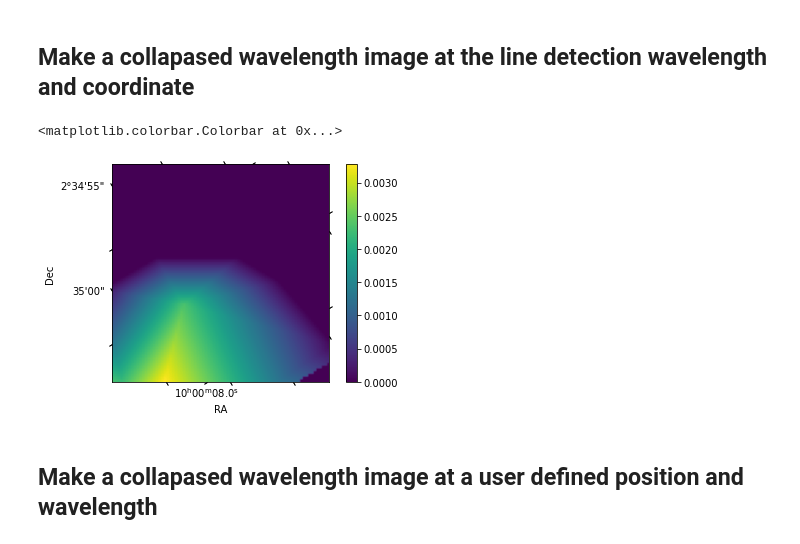
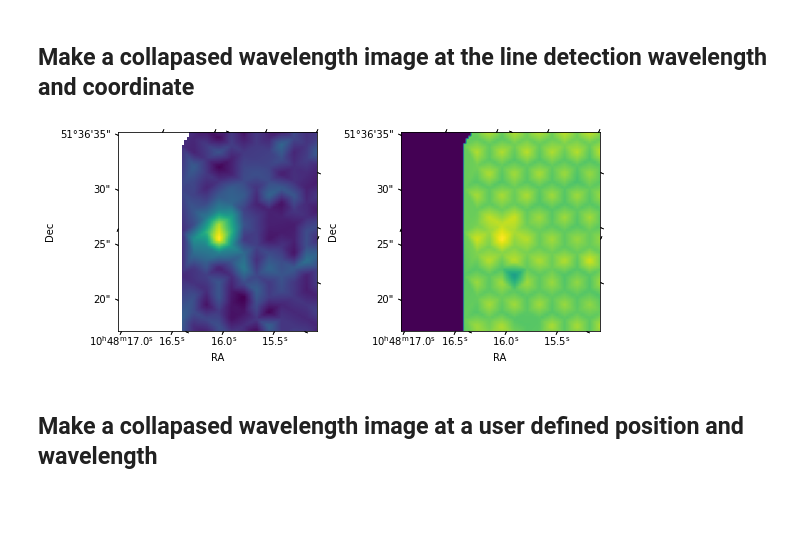
Before and after one commit to HETDEX/hetdex_api, a Jupyter notebook: notebooks/make_narrowband_image.ipynb, the cells around one changed output. Cells and saved outputs as stored; diff of their text form; code cells hidden in the pictures; blank space fills up the shorter version.

```diff
--- a/notebooks/make_narrowband_image.ipynb
+++ b/notebooks/make_narrowband_image.ipynb
@@ -14,26 +16,35 @@ from hetdex_tools.phot_tools import fit_circular_aperture
 # %% [markdown]
 ## Make a collapased wavelength image at the line detection wavelength and coordinate
 # %%
-detectid=4025994600# 3004616956
-hdu = make_narrowband_image(detectid=detectid,
-                            include_error=True,
-                            imsize=20.*u.arcsec,
-                            convolve_image=False,
-                           survey='hdr4',
-                           apply_mask=True,
-                           interp_kind='linear')
+detectid=3002617964
+hdu= make_narrowband_image(
+    detectid=detectid,
+    include_error=True,
+    pixscale=0.25*u.arcsec,
+    imsize=20.*u.arcsec,
+    convolve_image=False,
+    apply_mask=True,
+    interp_kind='linear',
+    fill_value=0.0, #defaults to np.nan
+)
 # %%
 im = hdu[0].data
+error = hdu[1].data
 w = wcs.WCS(hdu[0].header)
 # %%
-plt.subplot(111, projection=w)
+plt.figure(figsize=(8, 4))
+plt.subplot(121, projection=w)
 plt.imshow(im)
 plt.xlabel("RA")
 plt.ylabel("Dec")
-plt.colorbar()
+
+plt.subplot(122, projection=w)
+plt.imshow(error)
+plt.xlabel("RA")
+plt.ylabel("Dec")
+plt.tight_layout()
 # %% [output]
-<matplotlib.colorbar.Colorbar at 0x...>
-[figure, old version]
+[figure, new version]
 # %%
 coords = SkyCoord( ra = hdu[0].header['CRVAL1']*u.deg, dec=hdu[0].header['CRVAL2']*u.deg)
 # %% [markdown]
```
Also changed, not shown: parts of 6 cells of this notebook.
